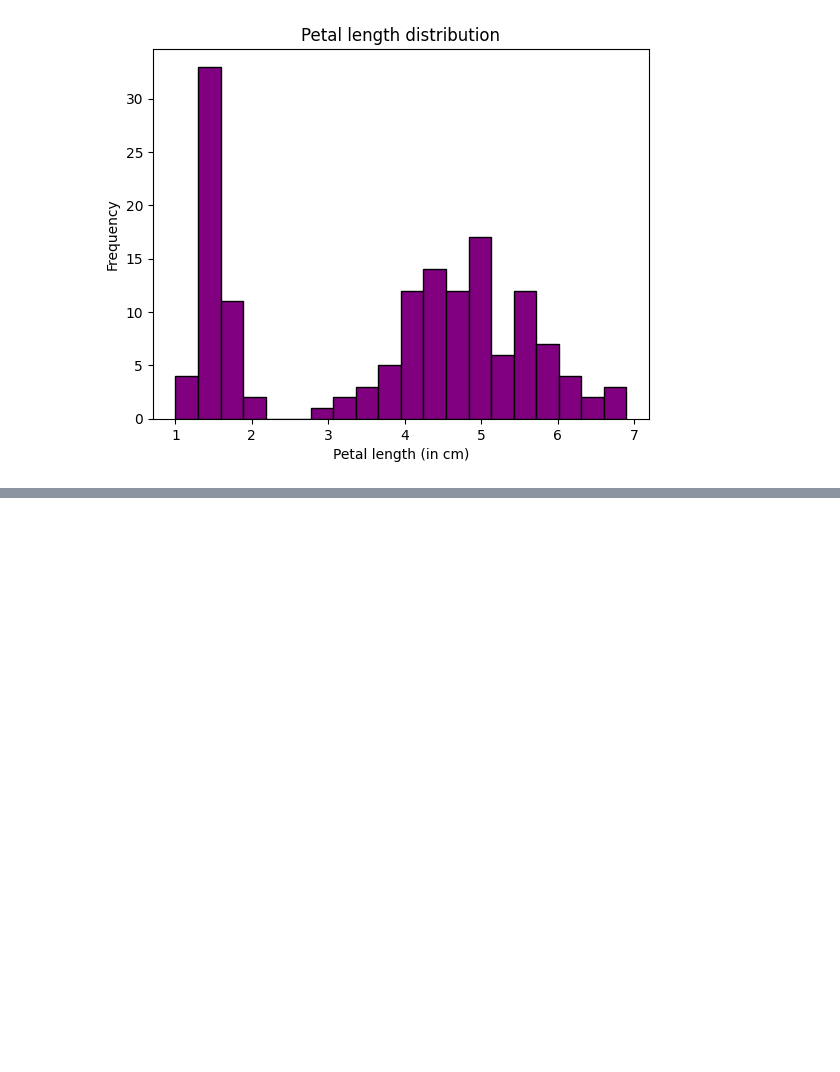
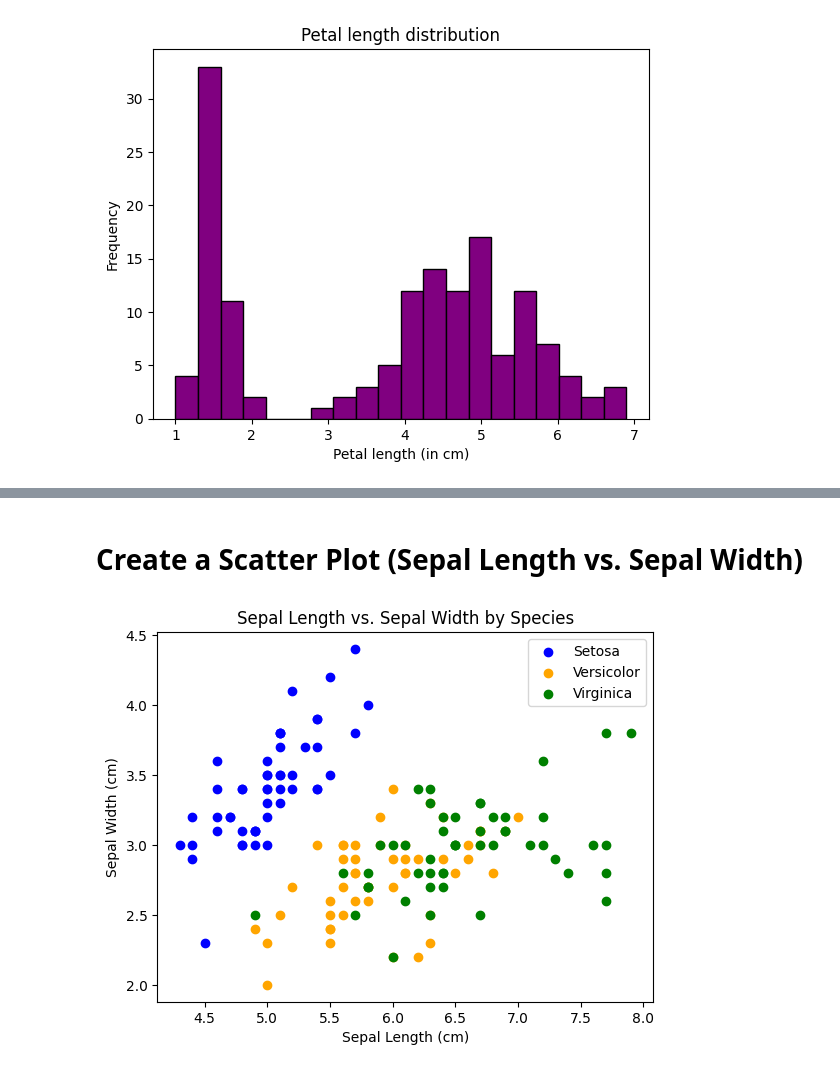
Before and after one commit to Satnam-420/AI-ML-Documented, a Jupyter notebook: Notebooks/Iris_data.ipynb, the cells around one changed output, grey strips where cells are left out. Cells and saved outputs as stored; diff of their text form; code cells hidden in the pictures; blank space fills up the shorter version.

```diff
--- a/Notebooks/Iris_data.ipynb
+++ b/Notebooks/Iris_data.ipynb
@@ -79,0 +144,20 @@ plt.show()
+# %% [markdown]
+# Create a Scatter Plot (Sepal Length vs. Sepal Width)
+# %%
+import matplotlib.pyplot as plt
+plt.scatter(iris_data[iris_data['Species'] == 'Iris-setosa']['SepalLengthCm'],
+            iris_data[iris_data['Species'] == 'Iris-setosa']['SepalWidthCm'],
+            color='blue', label='Setosa')
+plt.scatter(iris_data[iris_data['Species'] == 'Iris-versicolor']['SepalLengthCm'],
+            iris_data[iris_data['Species'] == 'Iris-versicolor']['SepalWidthCm'],
+            color='orange', label='Versicolor')
+plt.scatter(iris_data[iris_data['Species'] == 'Iris-virginica']['SepalLengthCm'],
+            iris_data[iris_data['Species'] == 'Iris-virginica']['SepalWidthCm'],
+            color='green', label='Virginica')
+plt.title('Sepal Length vs. Sepal Width by Species')
+plt.xlabel('Sepal Length (cm)')
+plt.ylabel('Sepal Width (cm)')
+plt.legend()
+plt.show()
+# %% [output]
+[figure, added]
```
Also changed, not shown: parts of 23 cells of this notebook, 1 other file.
